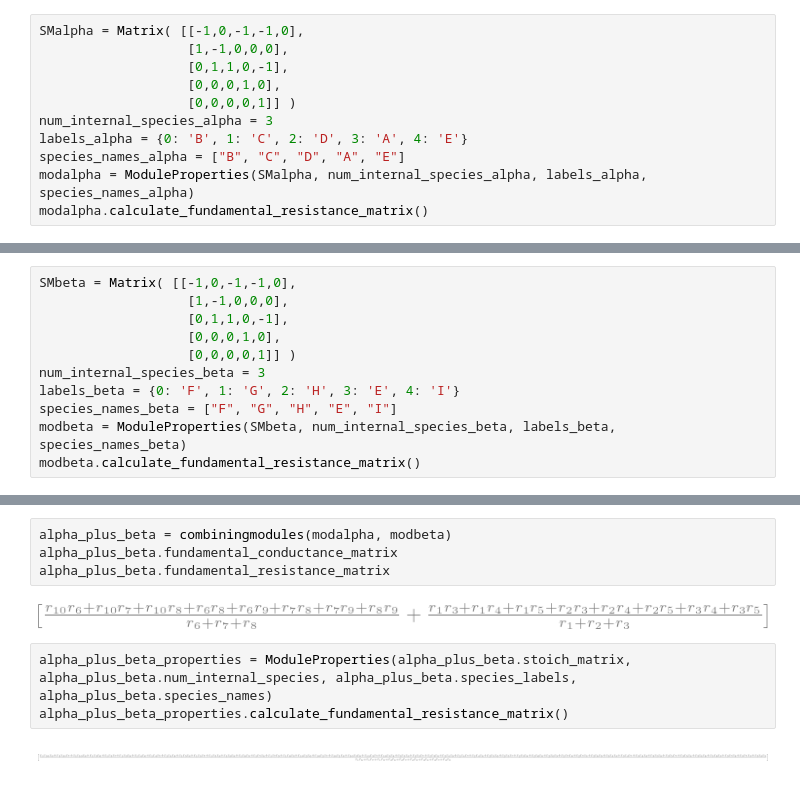
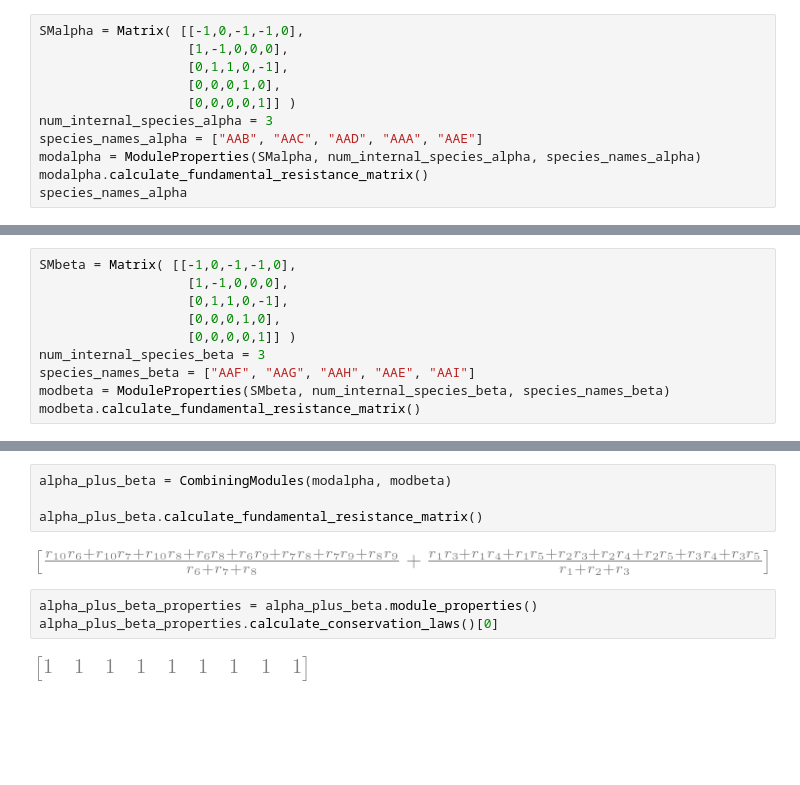
Before and after one commit to FTurci/conductance-chem-net, a Jupyter notebook: students/Jed/Modularisation_attempt_in_2026.ipynb, the cells around one changed output, grey strips where cells are left out. Drawn from its saved outputs; the diff is of its cells as text; blank space fills up the shorter version.

```diff
--- a/students/Jed/Modularisation_attempt_in_2026.ipynb
+++ b/students/Jed/Modularisation_attempt_in_2026.ipynb
@@ -666,8 +753,8 @@ SMalpha = Matrix( [[-1,0,-1,-1,0],
                    [0,0,0,1,0],
                    [0,0,0,0,1]] )
 num_internal_species_alpha = 3
-labels_alpha = {0: 'B', 1: 'C', 2: 'D', 3: 'A', 4: 'E'}
-species_names_alpha = ["B", "C", "D", "A", "E"]
-modalpha = ModuleProperties(SMalpha, num_internal_species_alpha, labels_alpha, species_names_alpha)
+species_names_alpha = ["AAB", "AAC", "AAD", "AAA", "AAE"]
+modalpha = ModuleProperties(SMalpha, num_internal_species_alpha, species_names_alpha)
 modalpha.calculate_fundamental_resistance_matrix()
+species_names_alpha
 # %% [output]
@@ -679,9 +766,8 @@ SMbeta = Matrix( [[-1,0,-1,-1,0],
                    [0,0,0,1,0],
                    [0,0,0,0,1]] )
 num_internal_species_beta = 3
-labels_beta = {0: 'F', 1: 'G', 2: 'H', 3: 'E', 4: 'I'}
-species_names_beta = ["F", "G", "H", "E", "I"]
-modbeta = ModuleProperties(SMbeta, num_internal_species_beta, labels_beta, species_names_beta)
+species_names_beta = ["AAF", "AAG", "AAH", "AAE", "AAI"]
+modbeta = ModuleProperties(SMbeta, num_internal_species_beta, species_names_beta)
 modbeta.calculate_fundamental_resistance_matrix()
 # %% [output]
 [figure]
@@ -699,14 +784,14 @@ modgamma.calculate_fundamental_resistance_matrix()
 # %% [output]
 [figure]
 # %%
-alpha_plus_beta = combiningmodules(modalpha, modbeta)
-alpha_plus_beta.fundamental_conductance_matrix
-alpha_plus_beta.fundamental_resistance_matrix
+alpha_plus_beta = CombiningModules(modalpha, modbeta)
+
+alpha_plus_beta.calculate_fundamental_resistance_matrix()
 # %% [output]
 [figure]
 # %%
-alpha_plus_beta_properties = ModuleProperties(alpha_plus_beta.stoich_matrix, alpha_plus_beta.num_internal_species, alpha_plus_beta.species_labels, alpha_plus_beta.species_names)
-alpha_plus_beta_properties.calculate_fundamental_resistance_matrix()
+alpha_plus_beta_properties = alpha_plus_beta.module_properties()
+alpha_plus_beta_properties.calculate_conservation_laws()[0]
 # %% [output]
-[figure, old version]
+[figure, new version]
 # %%
```
Also changed, not shown: parts of 13 cells of this notebook, 1 other file.
